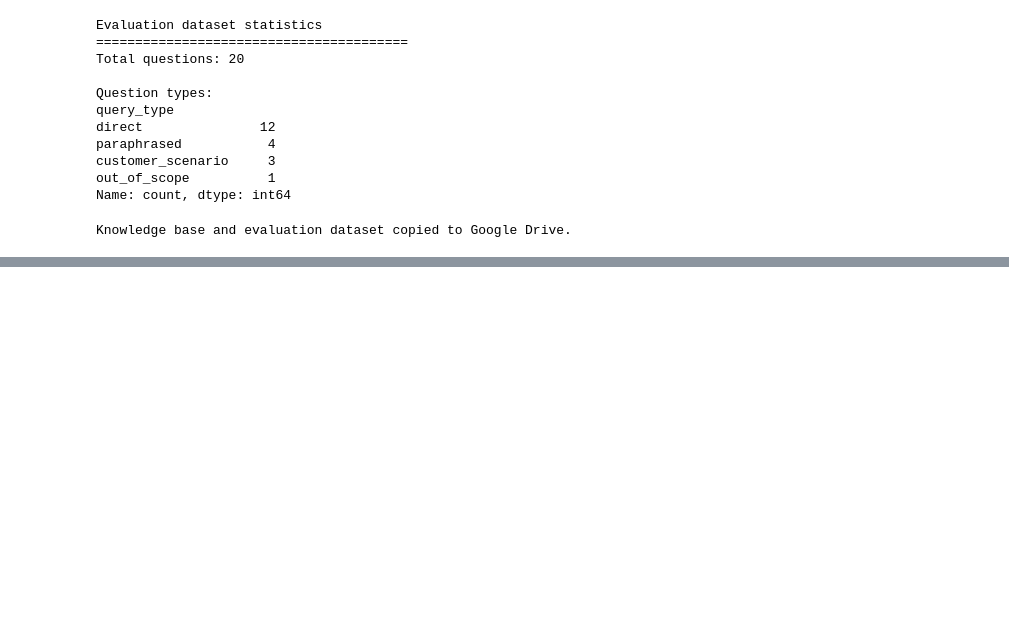
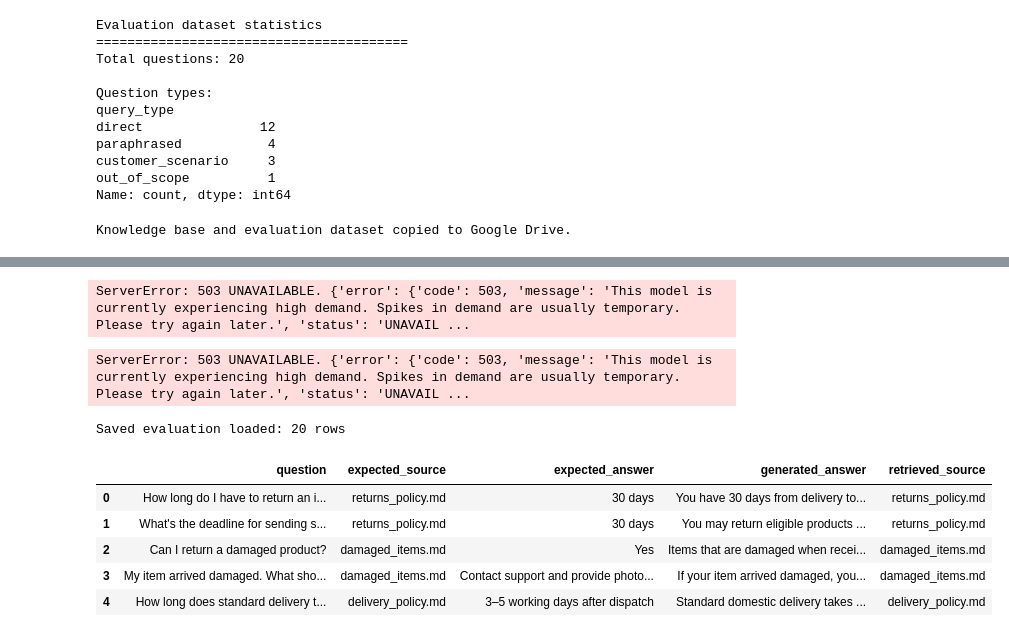
Before and after one commit to DhruviPatadia/ShopAssist, a Jupyter notebook: notebooks/01_data_exploration.ipynb, the cells around one changed output, grey strips where cells are left out. Cells and saved outputs as stored; diff of their text form; code cells hidden in the pictures; blank space fills up the shorter version.

```diff
--- a/notebooks/01_data_exploration.ipynb
+++ b/notebooks/01_data_exploration.ipynb
@@ -618 +617,12 @@ Evaluation files:
    evaluation_questions.csv
+# %%
+from pathlib import Path
+
+project_dir = Path("/content/drive/MyDrive/ShopAssist")
+
+policy_dir = project_dir / "data" / "policies"
+evaluation_file = project_dir / "data" / "evaluation" / "evaluation_questions.csv"
+
+print("Project directory:", project_dir)
+print("Policy directory:", policy_dir)
+print("Evaluation file:", evaluation_file)
@@ -618,0 +1012,65 @@ Evaluation files:
+# %%
+test_questions = [
+    "How long does standard delivery take?",
+    "Can I get a replacement for the wrong item?",
+    "Can I cancel my order after it has been dispatched?",
+    "What payment methods do you accept?",
+    "Can I use more than one discount code?",
+    "What information should I avoid sharing with customer support?",
+    "Can I change my delivery address after the order has been dispatched?"
+]
+
+for question in test_questions:
+
+    result = generate_answer(question)
+
+    print("=" * 80)
+    print("QUESTION:", question)
+    print("\nANSWER:")
+    print(result["answer"])
+
+    print("\nTOP RETRIEVED POLICY:")
+    print(result["retrieved_documents"].iloc[0]["source"])
+
+    print()
+# %% [output]
+ServerError: 503 UNAVAILABLE. {'error': {'code': 503, 'message': 'This model is currently experiencing high demand. Spikes in demand are usually temporary. Please try again later.', 'status': 'UNAVAIL ...
+# %%
+evaluation_results = []
+
+for _, row in evaluation_df.iterrows():
+
+    question = row["question"]
+
+    result = generate_answer(question)
+
+    evaluation_results.append({
+        "question": question,
+        "expected_source": row["expected_source"],
+        "expected_answer": row["expected_answer"],
+        "generated_answer": result["answer"],
+        "retrieved_source": result["retrieved_documents"].iloc[0]["source"]
+    })
+
+rag_evaluation_df = pd.DataFrame(evaluation_results)
+
+display(rag_evaluation_df)
+# %% [output]
+ServerError: 503 UNAVAILABLE. {'error': {'code': 503, 'message': 'This model is currently experiencing high demand. Spikes in demand are usually temporary. Please try again later.', 'status': 'UNAVAIL ...
+# %%
+rag_evaluation_file = (
+    project_dir / "data" / "evaluation" / "rag_evaluation_results.csv"
+)
+
+rag_evaluation_df = pd.read_csv(rag_evaluation_file)
+
+print("Saved evaluation loaded:", len(rag_evaluation_df), "rows")
+display(rag_evaluation_df.head())
+# %% [output]
+Saved evaluation loaded: 20 rows
+|  | question | expected_source | expected_answer | generated_answer | retrieved_source |
+| 0 | How long do I have to return an i... | returns_policy.md | 30 days | You have 30 days from delivery to... | returns_policy.md |
+| 1 | What's the deadline for sending s... | returns_policy.md | 30 days | You may return eligible products ... | returns_policy.md |
+| 2 | Can I return a damaged product? | damaged_items.md | Yes | Items that are damaged when recei... | damaged_items.md |
+| 3 | My item arrived damaged. What sho... | damaged_items.md | Contact support and provide photo... | If your item arrived damaged, you... | damaged_items.md |
+| 4 | How long does standard delivery t... | delivery_policy.md | 3–5 working days after dispatch | Standard domestic delivery takes ... | delivery_policy.md |
```
Also changed, not shown: parts of 53 cells of this notebook.
